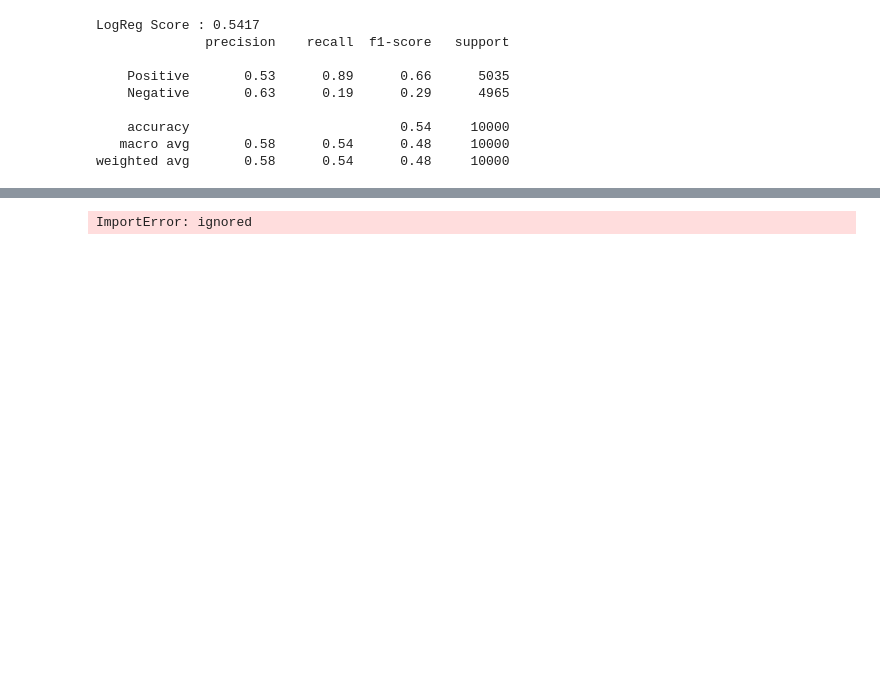
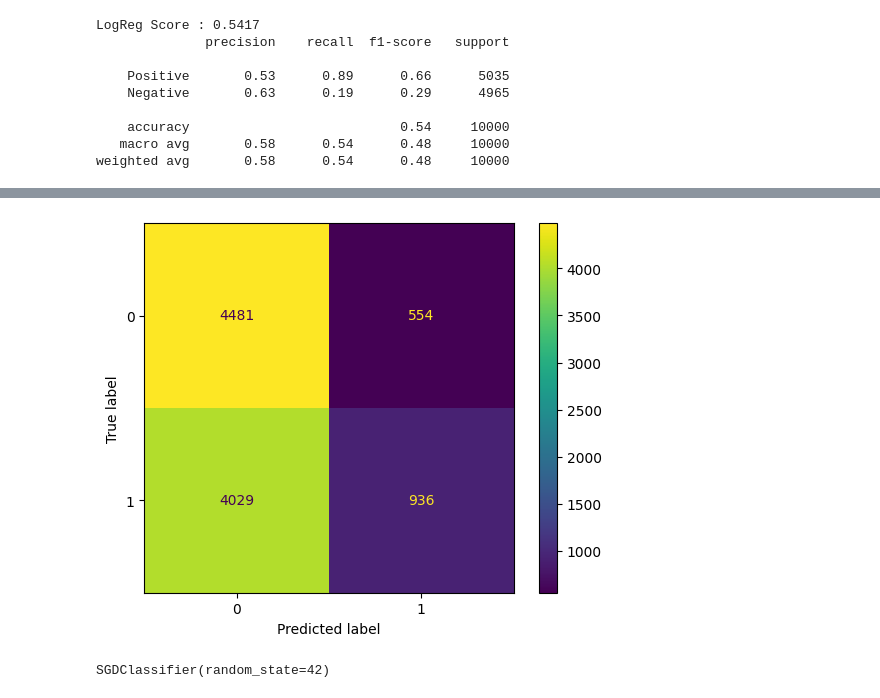
Before and after one commit to jacquelsn/IA-, a Jupyter notebook: N_gramas_TFIDF_e_RedesNeurais.ipynb, the cells around one changed output, grey strips where cells are left out. Drawn from its saved outputs; the diff is of its cells as text; code cells hidden in the pictures; blank space fills up the shorter version.

```diff
--- a/N_gramas_TFIDF_e_RedesNeurais.ipynb
+++ b/N_gramas_TFIDF_e_RedesNeurais.ipynb
@@ -235,5 +195,12 @@ threading_layer: pthreads
 # %%
-from sklearn.metrics import plot_confusion_matrix
-plot_confusion_matrix(lr, bow_x_test, ohe_y_test, values_format='d');
+from sklearn.metrics import ConfusionMatrixDisplay
+ConfusionMatrixDisplay.from_estimator (lr, bow_x_test, ohe_y_test, values_format='d');
 # %% [output]
-ImportError: ignored
+[figure, added]
+# %%
+from sklearn.linear_model import SGDClassifier
+svm = SGDClassifier(loss='hinge', random_state=42)
+svm.fit(bow_x_train,ohe_y_train.ravel())
+svm
+# %% [output]
+SGDClassifier(random_state=42)
```
Also changed, not shown: parts of 11 cells of this notebook.
